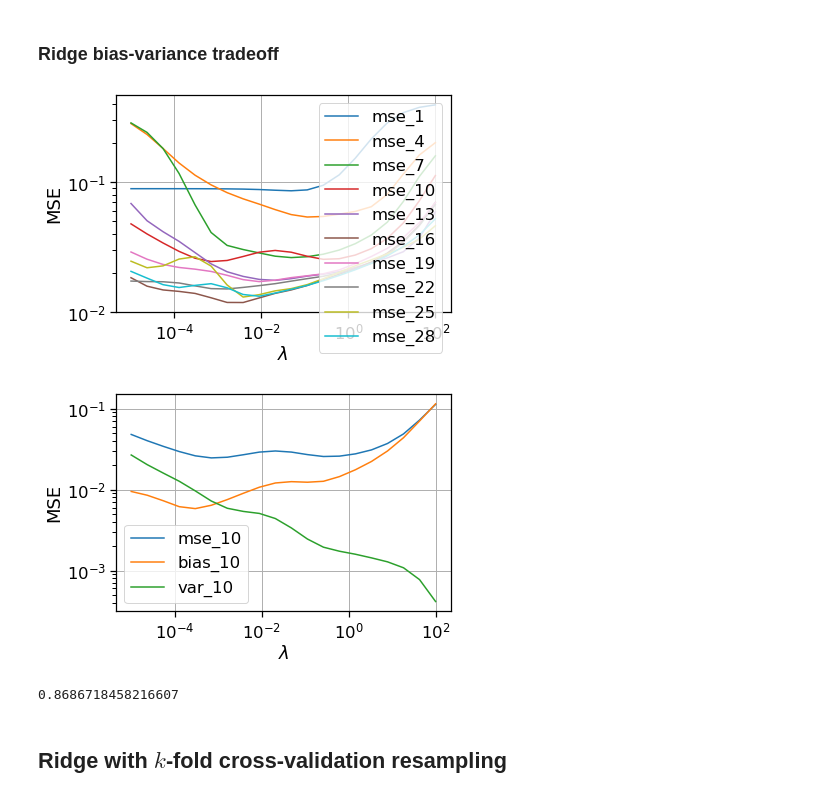
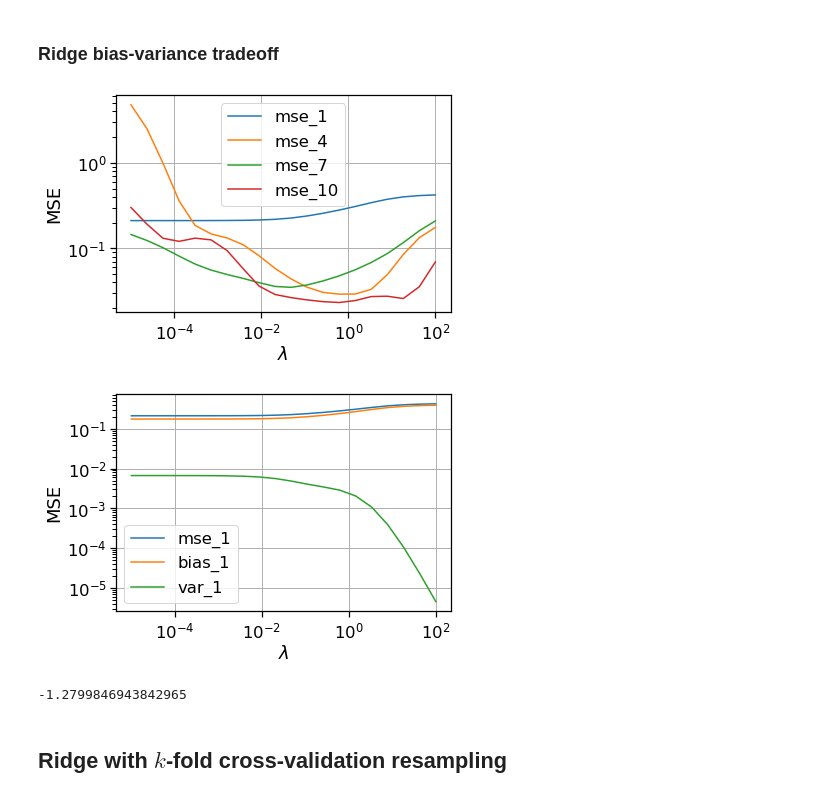
Before and after one commit to fonstelien/FYS-STK4155, a Jupyter notebook: project1/project1.ipynb, the cells around one changed output. Saved outputs shown, nothing was run; the diff lists cells and outputs as text; code cells hidden in the pictures.

```diff
--- a/project1/project1.ipynb
+++ b/project1/project1.ipynb
@@ -75,11 +83,6 @@ def split(y, k):
     test_splits = [list(range(i, i+s)) for i in range(0, last_idx, s)]
     train_splits = [list(set(range(last_idx)) - set(test_split)) for test_split in test_splits]
     return (train_splits, test_splits)
-# %%
-x, y = randmesh(sn=1000)
-z, f, var_eps = franke_sampler(x.T[0], y.T[0], noise=.1)
-max_pol_order = 30
-bootstraps = 30
 # %% [markdown]
 ## OLS with bootstrap resampling
 # %%
@@ -112,11 +115,15 @@ def ols_bootstrap(*arrays, train_size=.7, bootstraps=30):
 # %% [markdown]
 ### OLS bias-variance tradeoff
 # %%
+x, y = randmesh(sn=NUM_SAMPLES)
+X = make_design_matrix(x, y, pn=MAX_POLY_ORDER)
+z, f, var_eps = franke_sampler(x.T[0], y.T[0], noise=NOISE)
+
 ols_bs_df = DataFrame(columns=["pol order", "train mse", "mse", "bias", "var"])
 
-for pn in range(max_pol_order):
-    X = make_design_matrix(x, y, pn=pn)
-    results = ols_bootstrap(X, z, f, train_size=.7, bootstraps=30)
+for pn in range(MAX_POLY_ORDER):
+    Xpn = truncate_to_poly(X, pn)
+    results = ols_bootstrap(Xpn, z, f, train_size=.7, bootstraps=NUM_BOOTSTRAPS)
     ols_bs_df.loc[pn] = [pn, *results]
 # %%
 ax = ols_bs_df.plot(x="pol order", y=["train mse", "mse"], logy=True)
@@ -169,11 +176,15 @@ def ols_kfold(X, z, k=50):
 # %% [markdown]
 ### OLS train vs. test MSE
 # %%
+x, y = randmesh(sn=NUM_SAMPLES)
+X = make_design_matrix(x, y, pn=MAX_POLY_ORDER)
+z, f, var_eps = franke_sampler(x.T[0], y.T[0], noise=NOISE)
+
 ols_k_df = DataFrame(columns=["pol order", "train", "test"])
 
-for pn in range(30):
-    X = make_design_matrix(x, y, pn=pn)
-    results = ols_kfold(X, z, k=50)
+for pn in range(MAX_POLY_ORDER):
+    Xpn = truncate_to_poly(X, pn)
+    results = ols_kfold(Xpn, z, k=50)
     ols_k_df.loc[pn] = [pn, *results]
 
 ax = ols_k_df.plot(x="pol order", logy=True)
@@ -243,10 +254,12 @@ def ridge_bootstrap(*arrays, lambdas=[], train_size=.5, bootstraps=30):
 # %% [markdown]
 ### Ridge bias-variance tradeoff
 # %%
-num_lambdas = 20
+x, y = randmesh(sn=NUM_SAMPLES)
+X = make_design_matrix(x, y, pn=MAX_POLY_ORDER)
+z, f, var_eps = franke_sampler(x.T[0], y.T[0], noise=NOISE)
 
-lambdas = np.logspace(-5, 2, num_lambdas)
-polynomial_orders = list(range(1,max_pol_order+1, 3))
+lambdas = np.logspace(-5, 2, 20)
+polynomial_orders = list(range(1,MAX_POLY_ORDER+1, 3))
 
 test_cols = [f"mse_{pn} bias_{pn} var_{pn}" for pn in polynomial_orders]
 test_cols = " ".join(test_cols)
@@ -255,9 +268,9 @@ test_cols = test_cols.split()
 ridge_bs_df = DataFrame(columns=["lambda", "train"] + test_cols)
 ridge_bs_df["lambda"] = lambdas
 
-for pn in polynomial_orders:
-    X = make_design_matrix(x, y, pn=pn)
-    mse_train, mse_test, bias_test, var_test = ridge_bootstrap(X, z, f, lambdas=lambdas, train_size=.5, bootstraps=30)
+for pn in range(MAX_POLY_ORDER):
+    Xpn = truncate_to_poly(X, pn)
+    mse_train, mse_test, bias_test, var_test = ridge_bootstrap(Xpn, z, f, lambdas=lambdas, train_size=.5, bootstraps=NUM_BOOTSTRAPS)
     ridge_bs_df[f"train"] = mse_train
     ridge_bs_df[f"mse_{pn}"] = mse_test
     ridge_bs_df[f"bias_{pn}"] = bias_test
@@ -265,23 +278,23 @@ for pn in polynomial_orders:
 # %%
 ax = ridge_bs_df.plot(x="lambda", y=[f"mse_{pn}" for pn in polynomial_orders], logy=True, logx=True)
 ax.set_xlabel("$\lambda$")
 ax.set_ylabel("MSE")
 ax.grid(True)
 
-pn = 10
+pn = 1
 ax = ridge_bs_df.plot(x="lambda", y=[f"mse_{pn}", f"bias_{pn}", f"var_{pn}"], logy=True, logx=True)
 ax.set_xlabel("$\lambda$")
 ax.set_ylabel("MSE")
 ax.grid(True)
 
 plt.show()
 # %% [output]
-[figure, old version]
+[figure, new version]
-[figure, old version]
+[figure, new version]
 # %%
-1 - np.min(ridge_bs_df["mse_28"])/np.mean(sum((z - np.mean(z))**2)/len(z))
+1 - np.min(ridge_bs_df["mse_1"])/np.mean(sum((z - np.mean(z))**2)/len(z))
 # %% [output]
-0.8686718458216607
+-1.2799846943842965
 # %% [markdown]
 ## Ridge with $k$-fold cross-validation resampling
 # %%
```
Also changed, not shown: parts of 11 cells of this notebook.
